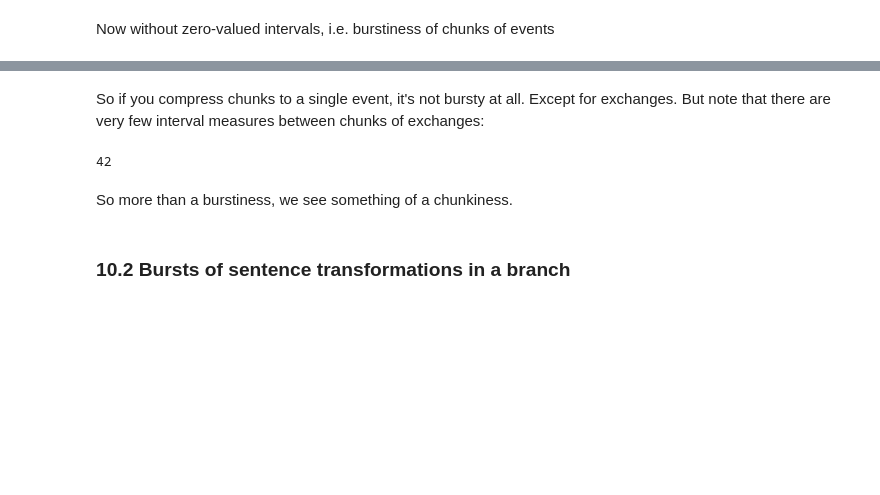
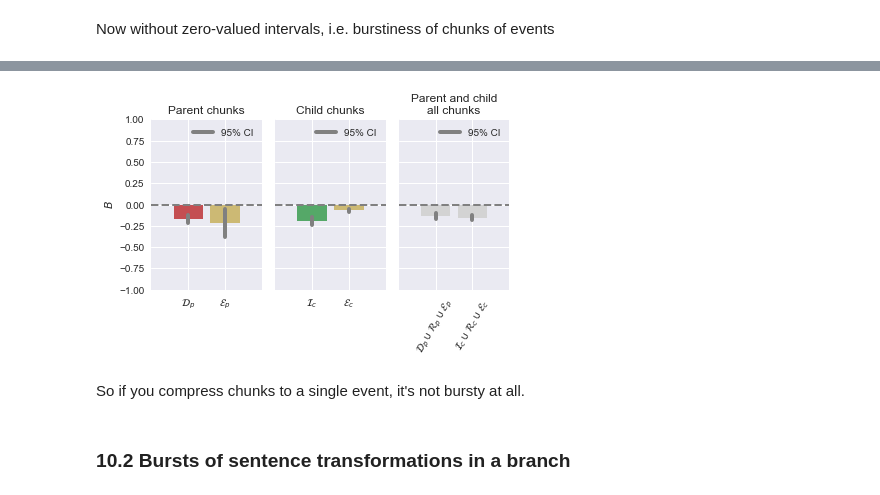
Before and after one commit to interpretation-experiment/analysis, a Jupyter notebook: notebooks/exp_3/model_exploration.ipynb, the cells around one changed output, grey strips where cells are left out. Saved outputs shown, nothing was run; the diff lists cells and outputs as text; code cells hidden in the pictures; blank space fills up the shorter version.

```diff
--- a/notebooks/exp_3/model_exploration.ipynb
+++ b/notebooks/exp_3/model_exploration.ipynb
@@ -810,12 +864,33 @@ ax.legend()
+# %%
+fig, (ax1, ax2, ax3) = plt.subplots(1, 3, figsize=(6, 4), sharey=True)
+
+plot_burstinesses(chunk_burstiness,
+                  ['del', 'exc_parent'],
+                  [red, yellow],
+                  ['$\mathcal{D}_p$', '$\mathcal{E}_p$'],
+                  '$B$', 'Parent chunks',
+                  ax=ax1, xlim=(-1, 2))
+plot_burstinesses(chunk_burstiness,
+                  ['ins', 'exc_child'],
+                  [green, yellow],
+                  ['$\mathcal{I}_c$', '$\mathcal{E}_c$'],
+                  '', 'Child chunks',
+                  ax=ax2, xlim=(-1, 2))
+plot_burstinesses(chunk_burstiness,
+                  ['del+rpl_parent+exc_parent', 'ins+rpl_child+exc_child'],
+                  'lightgrey',
+                  ['$\mathcal{D}_p \cup \mathcal{R}_p \cup \mathcal{E}_p$',
+                   '$\mathcal{I}_c \cup \mathcal{R}_c \cup \mathcal{E}_c$'],
+                  '', 'Parent and child\nall chunks',
+                  ax=ax3, xlim=(-1, 2), labelsrot=60)
+ax1.set_ylim(-1, 1)
+fig.tight_layout()
+if SAVE_FIGURES:
+    fig.savefig(FIG.format('burstiness-chunks'), dpi=300, bbox='tight')
+# %% [output]
+[figure, added]
 # %% [markdown]
-So if you compress chunks to a single event, it's not bursty at all. Except for exchanges. But note that there are very few interval measures between chunks of exchanges:
+So if you compress chunks to a single event, it's not bursty at all.
-# %%
-len(data_size_intervals[(data_size_intervals.tipe == 'exc_parent')
-                        & (data_size_intervals.interval_size > 0)])
-# %% [output]
-42
-# %% [markdown]
-So more than a burstiness, we see something of a chunkiness.
 # %% [markdown]
 ### 10.2 Bursts of sentence transformations in a branch
 # %% [markdown]
```
Also changed, not shown: parts of 41 cells of this notebook, 2 other files.
